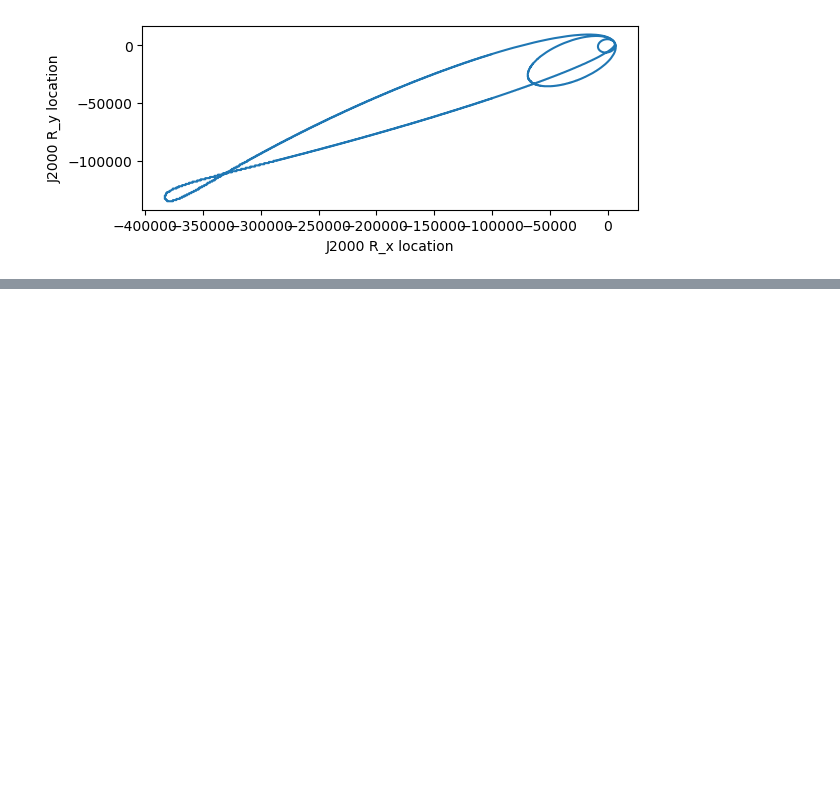
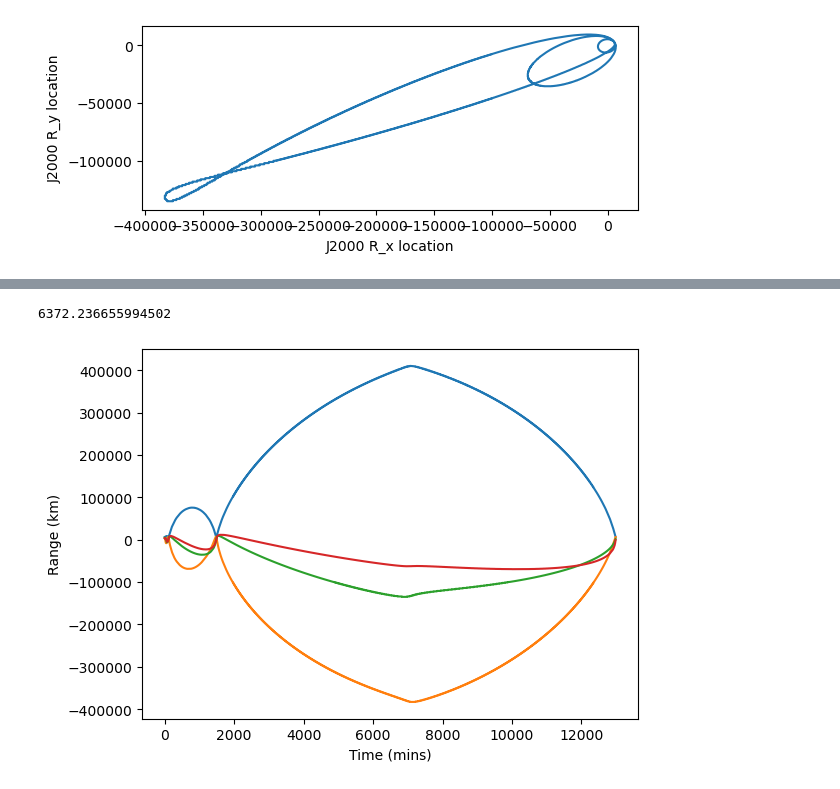
Before and after one commit to jwlandry10/artemis_nasa, a Jupyter notebook: code/Load_Data.ipynb, the cells around one changed output, grey strips where cells are left out. Drawn from its saved outputs; the diff is of its cells as text; code cells hidden in the pictures; blank space fills up the shorter version.

```diff
--- a/code/Load_Data.ipynb
+++ b/code/Load_Data.ipynb
@@ -65,3 +65,6 @@ ax.set_ylabel('J2000 R_y location')
 # %% [output]
 Text(0, 0.5, 'J2000 R_y location')
 [figure]
+# %%
+traj['Rmag'] = traj['Rx(km)[J2000-EARTH]']**2 + traj['Ry(km)[J2000-EARTH]']**2 + traj['Rz(km)[J2000-EARTH]']**2
+traj['Rmag'] = np.sqrt(traj['Rmag'])
@@ -67,0 +87,12 @@ Text(0, 0.5, 'J2000 R_y location')
+# %%
+plt.plot(traj['MISSION ELAPSED TIME (mins)'],traj['Rmag'])
+plt.plot(traj['MISSION ELAPSED TIME (mins)'],traj['Rx(km)[J2000-EARTH]'])
+plt.plot(traj['MISSION ELAPSED TIME (mins)'],traj['Ry(km)[J2000-EARTH]'])
+plt.plot(traj['MISSION ELAPSED TIME (mins)'],traj['Rz(km)[J2000-EARTH]'])
+ax = plt.gca()
+ax.set_xlabel('Time (mins)')
+ax.set_ylabel('Range (km)')
+min(traj['Rmag'])
+# %% [output]
+6372.236655994502
+[figure, added]
```
Also changed, not shown: parts of 5 cells of this notebook.
